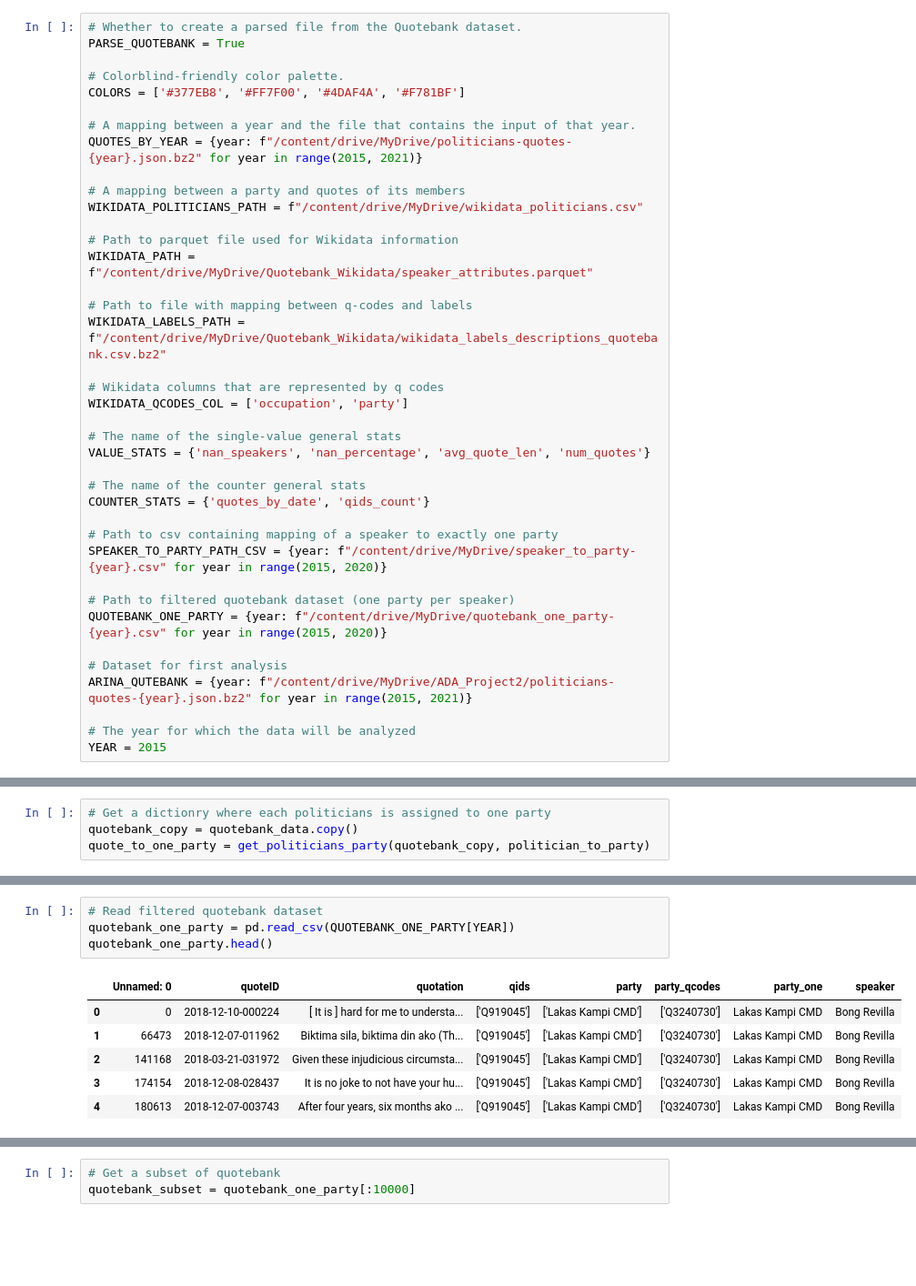
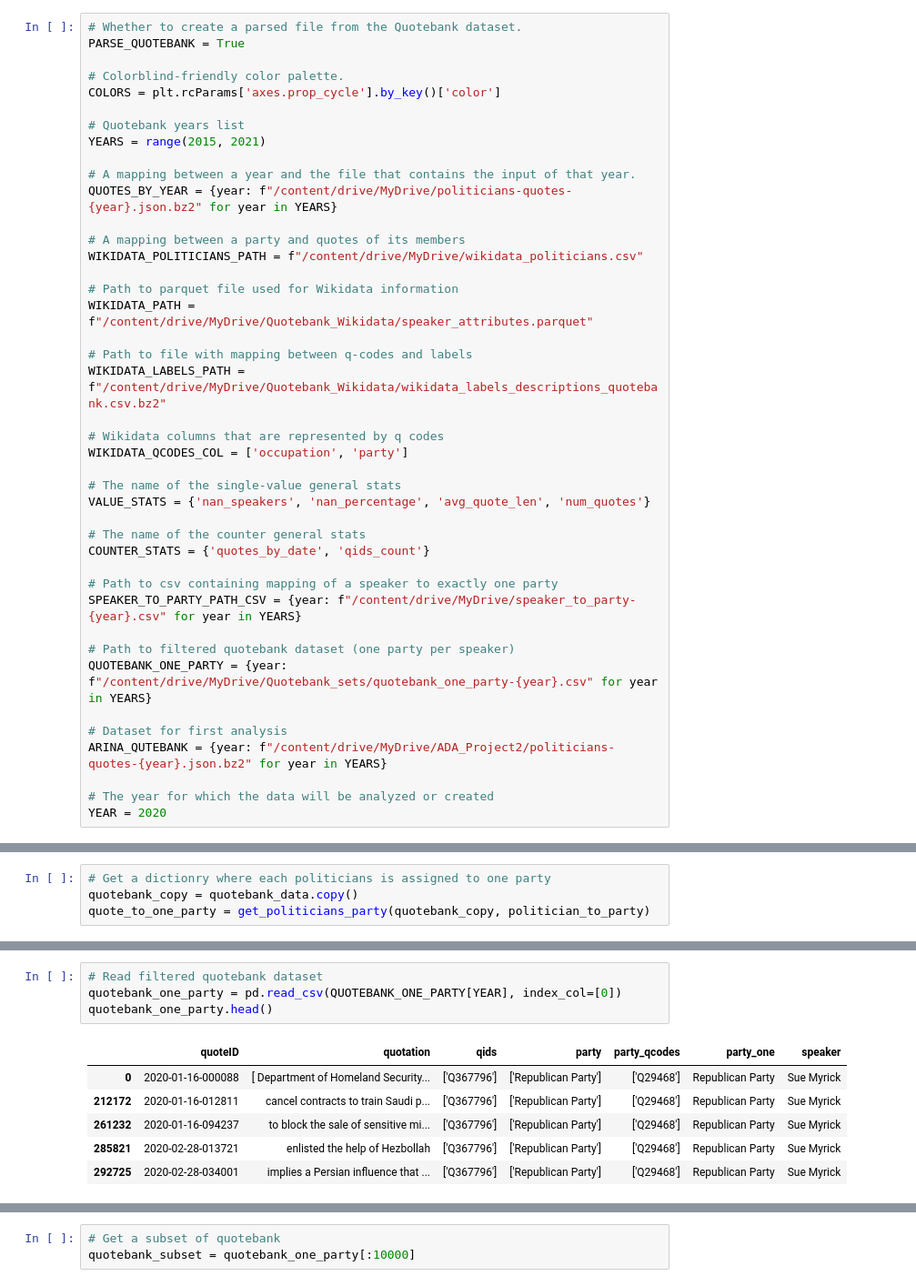
Before and after one commit to epfl-ada/ada-2021-project-acmu, a Jupyter notebook: project_notebook.ipynb, the cells around one changed output, grey strips where cells are left out. Shown: that part at 91% size. Cells and saved outputs as stored; diff of their text form; blank space fills up the shorter version.

```diff
--- a/project_notebook.ipynb
+++ b/project_notebook.ipynb
@@ -81,10 +120,13 @@ from qwikidata.linked_data_interface import get_entity_dict_from_api
 PARSE_QUOTEBANK = True
 
 # Colorblind-friendly color palette.
-COLORS = ['#377EB8', '#FF7F00', '#4DAF4A', '#F781BF']
+COLORS = plt.rcParams['axes.prop_cycle'].by_key()['color']
+
+# Quotebank years list
+YEARS = range(2015, 2021)
 
 # A mapping between a year and the file that contains the input of that year.
-QUOTES_BY_YEAR = {year: f"/content/drive/MyDrive/politicians-quotes-{year}.json.bz2" for year in range(2015, 2021)}
+QUOTES_BY_YEAR = {year: f"/content/drive/MyDrive/politicians-quotes-{year}.json.bz2" for year in YEARS}
 
 # A mapping between a party and quotes of its members
 WIKIDATA_POLITICIANS_PATH = f"/content/drive/MyDrive/wikidata_politicians.csv"
@@ -105,13 +147,13 @@ VALUE_STATS = {'nan_speakers', 'nan_percentage', 'avg_quote_len', 'num_quotes'}
 COUNTER_STATS = {'quotes_by_date', 'qids_count'}
 
 # Path to csv containing mapping of a speaker to exactly one party
-SPEAKER_TO_PARTY_PATH_CSV = {year: f"/content/drive/MyDrive/speaker_to_party-{year}.csv" for year in range(2015, 2020)}
+SPEAKER_TO_PARTY_PATH_CSV = {year: f"/content/drive/MyDrive/speaker_to_party-{year}.csv" for year in YEARS}
 
 # Path to filtered quotebank dataset (one party per speaker)
-QUOTEBANK_ONE_PARTY = {year: f"/content/drive/MyDrive/quotebank_one_party-{year}.csv" for year in range(2015, 2020)}
+QUOTEBANK_ONE_PARTY = {year: f"/content/drive/MyDrive/Quotebank_sets/quotebank_one_party-{year}.csv" for year in YEARS}
 
 # Dataset for first analysis
-ARINA_QUTEBANK = {year: f"/content/drive/MyDrive/ADA_Project2/politicians-quotes-{year}.json.bz2" for year in range(2015, 2021)}
+ARINA_QUTEBANK = {year: f"/content/drive/MyDrive/ADA_Project2/politicians-quotes-{year}.json.bz2" for year in YEARS}
 
-# The year for which the data will be analyzed
-YEAR = 2015
+# The year for which the data will be analyzed or created
+YEAR = 2020
@@ -890,11 +845,11 @@ quotebank_copy.to_csv(QUOTEBANK_ONE_PARTY[YEAR])
 # %%
 # Read filtered quotebank dataset
-quotebank_one_party = pd.read_csv(QUOTEBANK_ONE_PARTY[YEAR])
+quotebank_one_party = pd.read_csv(QUOTEBANK_ONE_PARTY[YEAR], index_col=[0])
 quotebank_one_party.head()
 # %% [output]
-|  | Unnamed: 0 | quoteID | quotation | qids | party | party_qcodes | party_one | speaker |
-| 0 | 0 | 2018-12-10-000224 | [ It is ] hard for me to understa... | ['Q919045'] | ['Lakas Kampi CMD'] | ['Q3240730'] | Lakas Kampi CMD | Bong Revilla |
-| 1 | 66473 | 2018-12-07-011962 | Biktima sila, biktima din ako (Th... | ['Q919045'] | ['Lakas Kampi CMD'] | ['Q3240730'] | Lakas Kampi CMD | Bong Revilla |
-| 2 | 141168 | 2018-03-21-031972 | Given these injudicious circumsta... | ['Q919045'] | ['Lakas Kampi CMD'] | ['Q3240730'] | Lakas Kampi CMD | Bong Revilla |
-| 3 | 174154 | 2018-12-08-028437 | It is no joke to not have your hu... | ['Q919045'] | ['Lakas Kampi CMD'] | ['Q3240730'] | Lakas Kampi CMD | Bong Revilla |
-| 4 | 180613 | 2018-12-07-003743 | After four years, six months ako ... | ['Q919045'] | ['Lakas Kampi CMD'] | ['Q3240730'] | Lakas Kampi CMD | Bong Revilla |
+|  | quoteID | quotation | qids | party | party_qcodes | party_one | speaker |
+| 0 | 2020-01-16-000088 | [ Department of Homeland Security... | ['Q367796'] | ['Republican Party'] | ['Q29468'] | Republican Party | Sue Myrick |
+| 212172 | 2020-01-16-012811 | cancel contracts to train Saudi p... | ['Q367796'] | ['Republican Party'] | ['Q29468'] | Republican Party | Sue Myrick |
+| 261232 | 2020-01-16-094237 | to block the sale of sensitive mi... | ['Q367796'] | ['Republican Party'] | ['Q29468'] | Republican Party | Sue Myrick |
+| 285821 | 2020-02-28-013721 | enlisted the help of Hezbollah | ['Q367796'] | ['Republican Party'] | ['Q29468'] | Republican Party | Sue Myrick |
+| 292725 | 2020-02-28-034001 | implies a Persian influence that ... | ['Q367796'] | ['Republican Party'] | ['Q29468'] | Republican Party | Sue Myrick |
```
Also changed, not shown: parts of 117 cells of this notebook, 3 other files.
